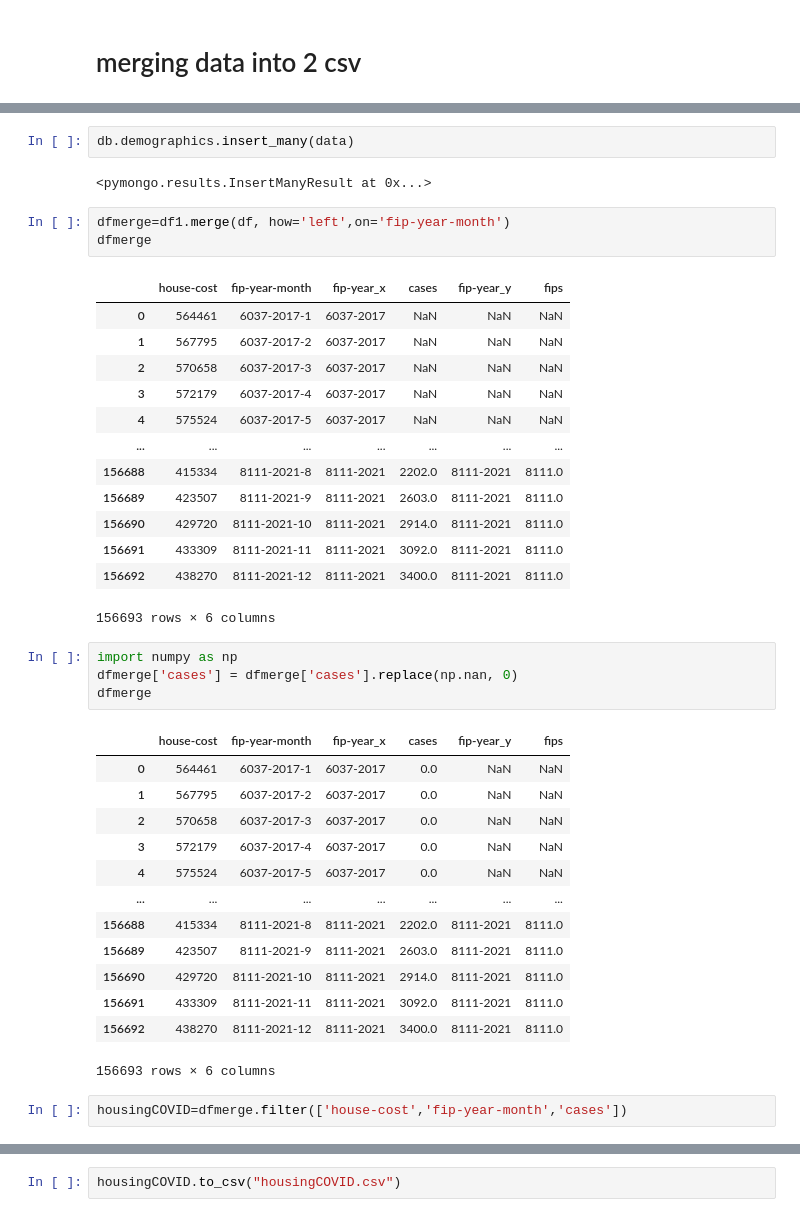
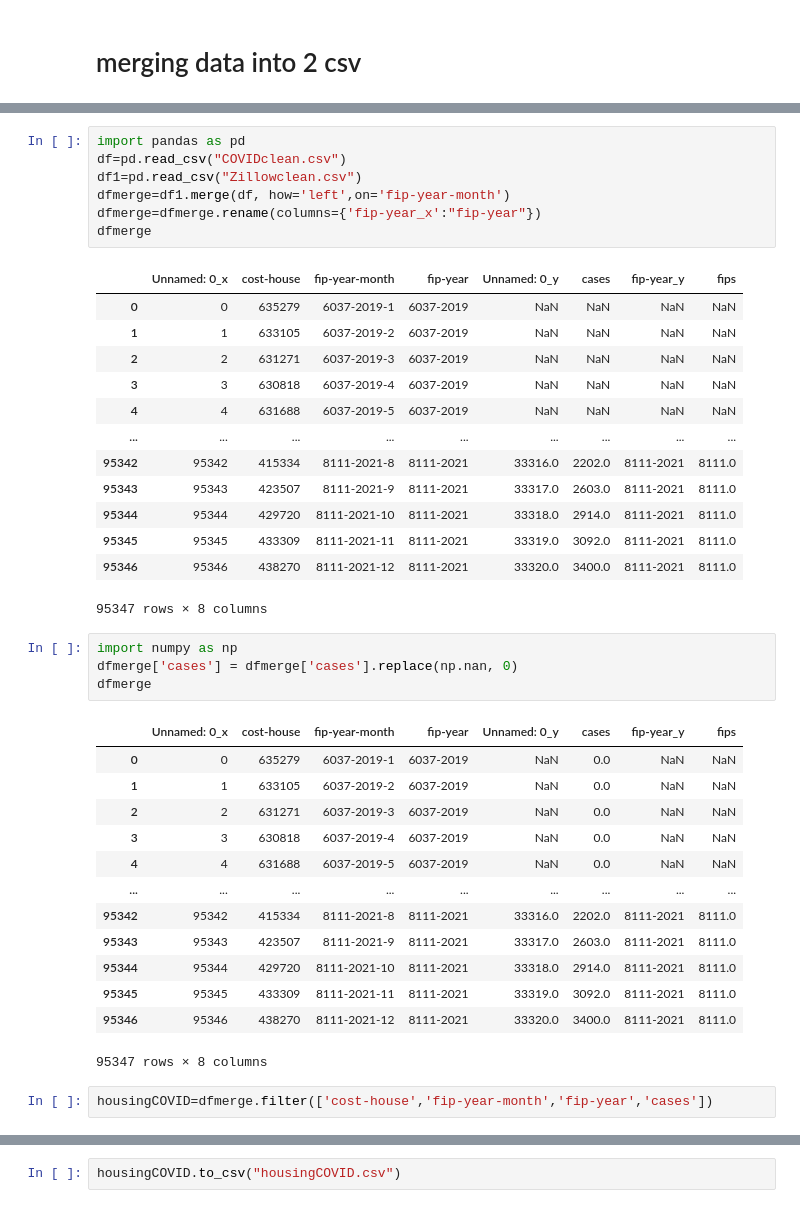
Before and after one commit to Jrheldmann/covidAnalysisHousing, a Jupyter notebook: Merge and pyMongo.ipynb, the cells around one changed output, grey strips where cells are left out. Cells and saved outputs as stored; diff of their text form.

```diff
--- a/Merge and pyMongo.ipynb
+++ b/Merge and pyMongo.ipynb
@@ -36,44 +3,44 @@ data
-# %%
-db.demographics.insert_many(data)
-# %% [output]
-<pymongo.results.InsertManyResult at 0x...>
 # %%
+import pandas as pd
+df=pd.read_csv("COVIDclean.csv")
+df1=pd.read_csv("Zillowclean.csv")
 dfmerge=df1.merge(df, how='left',on='fip-year-month')
+dfmerge=dfmerge.rename(columns={'fip-year_x':"fip-year"})
 dfmerge
 # %% [output]
-|  | house-cost | fip-year-month | fip-year_x | cases | fip-year_y | fips |
-| 0 | 564461 | 6037-2017-1 | 6037-2017 | NaN | NaN | NaN |
-| 1 | 567795 | 6037-2017-2 | 6037-2017 | NaN | NaN | NaN |
-| 2 | 570658 | 6037-2017-3 | 6037-2017 | NaN | NaN | NaN |
-| 3 | 572179 | 6037-2017-4 | 6037-2017 | NaN | NaN | NaN |
-| 4 | 575524 | 6037-2017-5 | 6037-2017 | NaN | NaN | NaN |
-| ... | ... | ... | ... | ... | ... | ... |
-| 156688 | 415334 | 8111-2021-8 | 8111-2021 | 2202.0 | 8111-2021 | 8111.0 |
-| 156689 | 423507 | 8111-2021-9 | 8111-2021 | 2603.0 | 8111-2021 | 8111.0 |
-| 156690 | 429720 | 8111-2021-10 | 8111-2021 | 2914.0 | 8111-2021 | 8111.0 |
-| 156691 | 433309 | 8111-2021-11 | 8111-2021 | 3092.0 | 8111-2021 | 8111.0 |
-| 156692 | 438270 | 8111-2021-12 | 8111-2021 | 3400.0 | 8111-2021 | 8111.0 |
+|  | Unnamed: 0_x | cost-house | fip-year-month | fip-year | Unnamed: 0_y | cases | fip-year_y | fips |
+| 0 | 0 | 635279 | 6037-2019-1 | 6037-2019 | NaN | NaN | NaN | NaN |
+| 1 | 1 | 633105 | 6037-2019-2 | 6037-2019 | NaN | NaN | NaN | NaN |
+| 2 | 2 | 631271 | 6037-2019-3 | 6037-2019 | NaN | NaN | NaN | NaN |
+| 3 | 3 | 630818 | 6037-2019-4 | 6037-2019 | NaN | NaN | NaN | NaN |
+| 4 | 4 | 631688 | 6037-2019-5 | 6037-2019 | NaN | NaN | NaN | NaN |
+| ... | ... | ... | ... | ... | ... | ... | ... | ... |
+| 95342 | 95342 | 415334 | 8111-2021-8 | 8111-2021 | 33316.0 | 2202.0 | 8111-2021 | 8111.0 |
+| 95343 | 95343 | 423507 | 8111-2021-9 | 8111-2021 | 33317.0 | 2603.0 | 8111-2021 | 8111.0 |
+| 95344 | 95344 | 429720 | 8111-2021-10 | 8111-2021 | 33318.0 | 2914.0 | 8111-2021 | 8111.0 |
+| 95345 | 95345 | 433309 | 8111-2021-11 | 8111-2021 | 33319.0 | 3092.0 | 8111-2021 | 8111.0 |
+| 95346 | 95346 | 438270 | 8111-2021-12 | 8111-2021 | 33320.0 | 3400.0 | 8111-2021 | 8111.0 |
-156693 rows × 6 columns
+95347 rows × 8 columns
 # %%
 import numpy as np
 dfmerge['cases'] = dfmerge['cases'].replace(np.nan, 0)
 dfmerge
 # %% [output]
-|  | house-cost | fip-year-month | fip-year_x | cases | fip-year_y | fips |
-| 0 | 564461 | 6037-2017-1 | 6037-2017 | 0.0 | NaN | NaN |
-| 1 | 567795 | 6037-2017-2 | 6037-2017 | 0.0 | NaN | NaN |
-| 2 | 570658 | 6037-2017-3 | 6037-2017 | 0.0 | NaN | NaN |
-| 3 | 572179 | 6037-2017-4 | 6037-2017 | 0.0 | NaN | NaN |
-| 4 | 575524 | 6037-2017-5 | 6037-2017 | 0.0 | NaN | NaN |
-| ... | ... | ... | ... | ... | ... | ... |
-| 156688 | 415334 | 8111-2021-8 | 8111-2021 | 2202.0 | 8111-2021 | 8111.0 |
-| 156689 | 423507 | 8111-2021-9 | 8111-2021 | 2603.0 | 8111-2021 | 8111.0 |
-| 156690 | 429720 | 8111-2021-10 | 8111-2021 | 2914.0 | 8111-2021 | 8111.0 |
-| 156691 | 433309 | 8111-2021-11 | 8111-2021 | 3092.0 | 8111-2021 | 8111.0 |
-| 156692 | 438270 | 8111-2021-12 | 8111-2021 | 3400.0 | 8111-2021 | 8111.0 |
+|  | Unnamed: 0_x | cost-house | fip-year-month | fip-year | Unnamed: 0_y | cases | fip-year_y | fips |
+| 0 | 0 | 635279 | 6037-2019-1 | 6037-2019 | NaN | 0.0 | NaN | NaN |
+| 1 | 1 | 633105 | 6037-2019-2 | 6037-2019 | NaN | 0.0 | NaN | NaN |
+| 2 | 2 | 631271 | 6037-2019-3 | 6037-2019 | NaN | 0.0 | NaN | NaN |
+| 3 | 3 | 630818 | 6037-2019-4 | 6037-2019 | NaN | 0.0 | NaN | NaN |
+| 4 | 4 | 631688 | 6037-2019-5 | 6037-2019 | NaN | 0.0 | NaN | NaN |
+| ... | ... | ... | ... | ... | ... | ... | ... | ... |
+| 95342 | 95342 | 415334 | 8111-2021-8 | 8111-2021 | 33316.0 | 2202.0 | 8111-2021 | 8111.0 |
+| 95343 | 95343 | 423507 | 8111-2021-9 | 8111-2021 | 33317.0 | 2603.0 | 8111-2021 | 8111.0 |
+| 95344 | 95344 | 429720 | 8111-2021-10 | 8111-2021 | 33318.0 | 2914.0 | 8111-2021 | 8111.0 |
+| 95345 | 95345 | 433309 | 8111-2021-11 | 8111-2021 | 33319.0 | 3092.0 | 8111-2021 | 8111.0 |
+| 95346 | 95346 | 438270 | 8111-2021-12 | 8111-2021 | 33320.0 | 3400.0 | 8111-2021 | 8111.0 |
-156693 rows × 6 columns
+95347 rows × 8 columns
 # %%
-housingCOVID=dfmerge.filter(['house-cost','fip-year-month','cases'])
+housingCOVID=dfmerge.filter(['cost-house','fip-year-month','fip-year','cases'])
 # %%
 housingCOVID.dropna()
 # %% [output]
```
Also changed, not shown: parts of 14 cells of this notebook, 3 other files.
